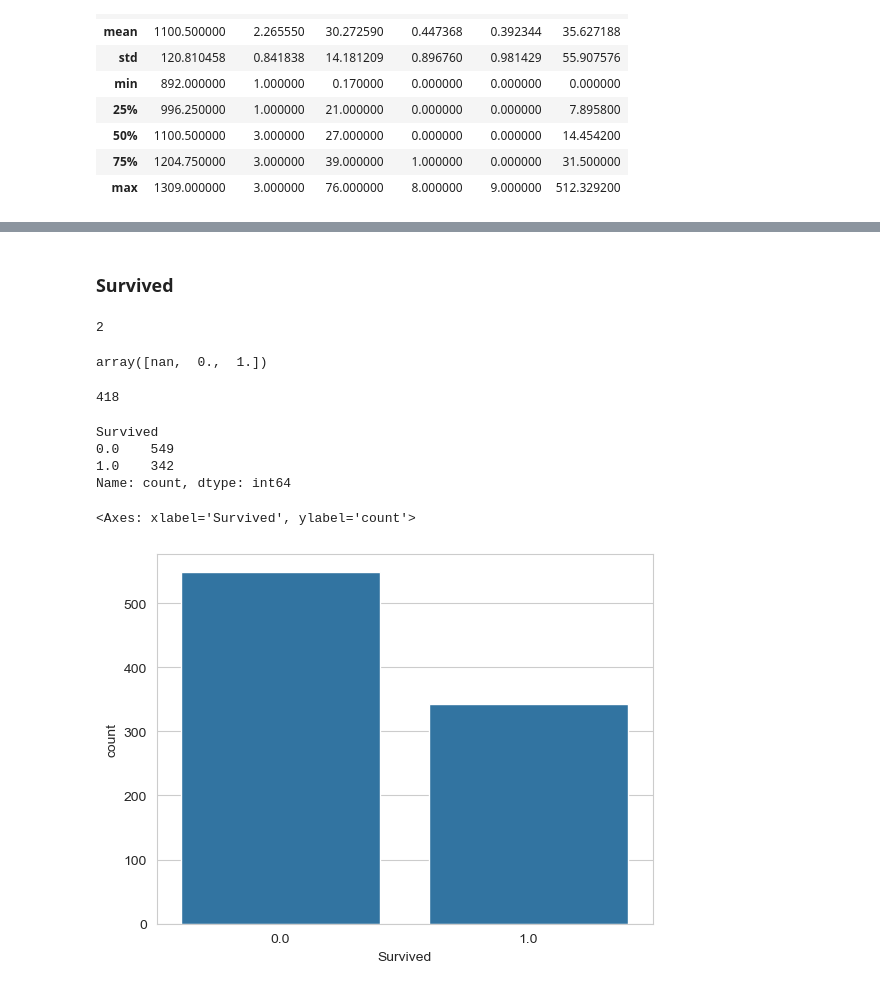
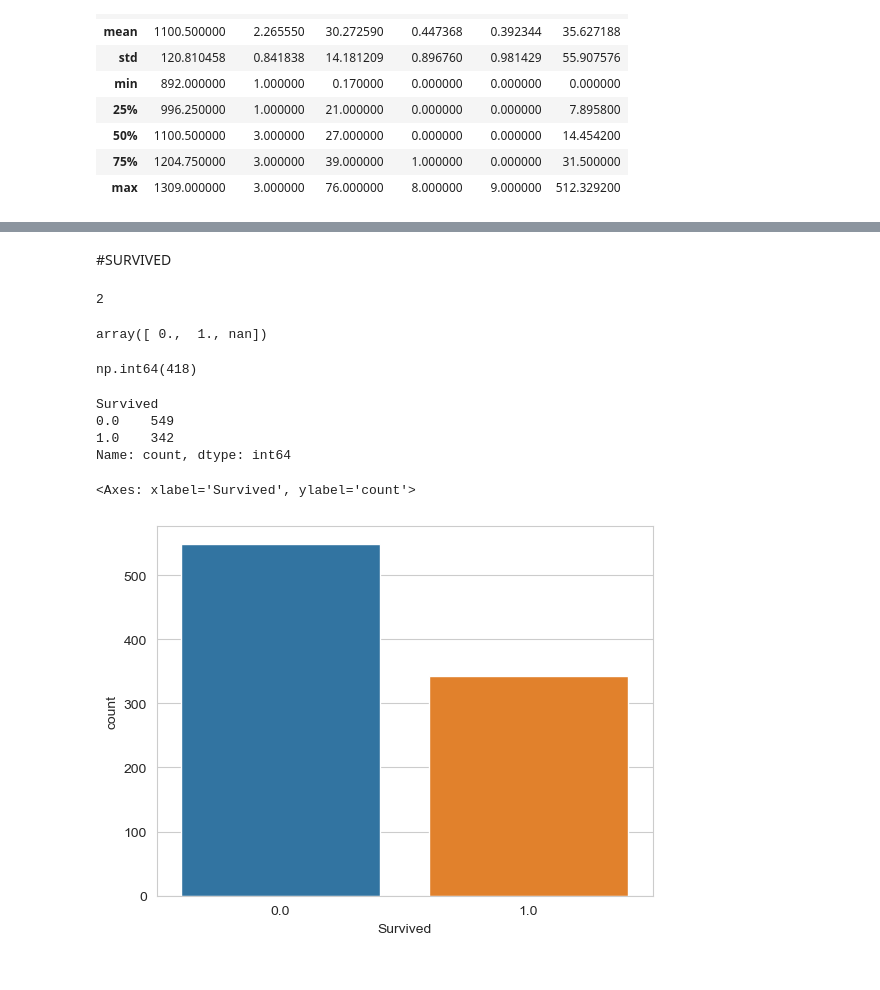
Before and after one commit to DouglasRibeiro1972/project_titanic, a Jupyter notebook: titanic_analisys.ipynb, the cells around one changed output, grey strips where cells are left out. Saved outputs shown, nothing was run; the diff lists cells and outputs as text; code cells hidden in the pictures.

Commit message:
Finalizando limpeza dos dados do Titanic

```diff
--- a/titanic_analisys.ipynb
+++ b/titanic_analisys.ipynb
@@ -151,5 +167,6 @@ test.describe()
 | max | 1309.000000 | 3.000000 | 76.000000 | 8.000000 | 9.000000 | 512.329200 |
 # %%
 passengerId =  test['PassengerId']
-titanic_df =  pd.concat([test, train], ignore_index = True)
+
+titanic_df = pd.concat([train, test], ignore_index =  True)
 # %%
@@ -212,7 +235,7 @@ dtype: int64
 # %%
 df = pd.DataFrame()
 # %% [markdown]
-### Survived
+#SURVIVED
 # %%
 titanic_df['Survived'].nunique()
 # %% [output]
@@ -220,11 +243,11 @@ titanic_df['Survived'].nunique()
 # %%
 titanic_df['Survived'].unique()
 # %% [output]
-array([nan,  0.,  1.])
+array([ 0.,  1., nan])
 # %%
 titanic_df['Survived'].isnull().sum()
 # %% [output]
-418
+np.int64(418)
 # %%
 titanic_df['Survived'].value_counts()
 # %% [output]
@@ -233,10 +256,10 @@ Survived
 1.0    342
 Name: count, dtype: int64
 # %%
-sns.countplot(data= titanic_df, x = 'Survived')
+sns.countplot(data= titanic_df, x = 'Survived', hue='Survived', legend=False )
 # %% [output]
 <Axes: xlabel='Survived', ylabel='count'>
-[figure, old version]
+[figure, new version]
 # %%
 def titanic_func(data, column, count=True):
     print(f'Quantidade de valores únicos: {data[column].nunique()}')
```
Also changed, not shown: parts of 81 cells of this notebook.
